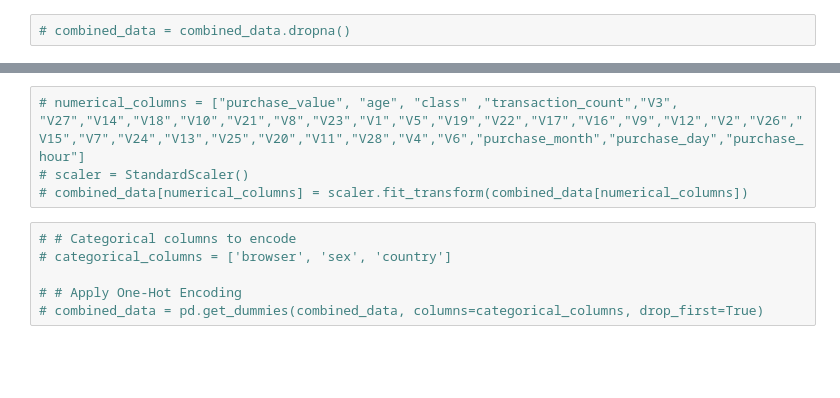
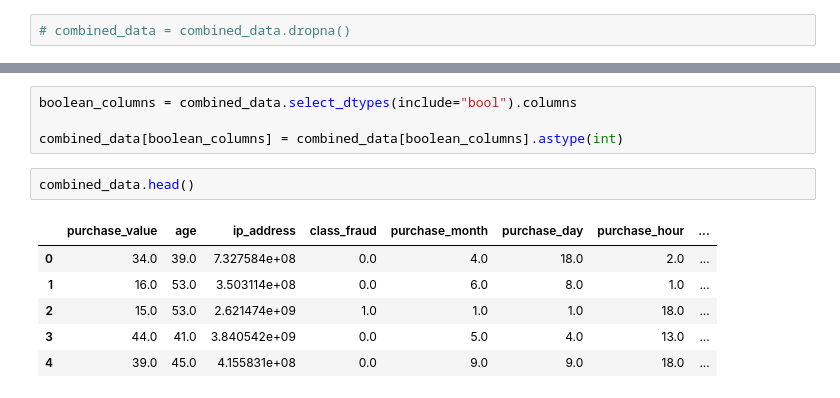
Before and after one commit to Ephrem0001/Fraud-Detection-for-E-Commerce-and-Banking-Transactions---AI-Solutions, a Jupyter notebook: notebooks/EDA.ipynb, the cells around one changed output, grey strips where cells are left out. Saved outputs shown, nothing was run; the diff lists cells and outputs as text; blank space fills up the shorter version.

```diff
--- a/notebooks/EDA.ipynb
+++ b/notebooks/EDA.ipynb
@@ -210,10 +208,13 @@ memory usage: 0.0+ bytes
-# %%
-# numerical_columns = ["purchase_value", "age", "class" ,"transaction_count","V3", "V27","V14","V18","V10","V21","V8","V23","V1","V5","V19","V22","V17","V16","V9","V12","V2","V26","V15","V7","V24","V13","V25","V20","V11","V28","V4","V6","purchase_month","purchase_day","purchase_hour"]
-# scaler = StandardScaler()
-# combined_data[numerical_columns] = scaler.fit_transform(combined_data[numerical_columns])
-# %%
-# # Categorical columns to encode
-# categorical_columns = ['browser', 'sex', 'country']
-
-# # Apply One-Hot Encoding
-# combined_data = pd.get_dummies(combined_data, columns=categorical_columns, drop_first=True)
+# %%
+boolean_columns = combined_data.select_dtypes(include="bool").columns
+
+combined_data[boolean_columns] = combined_data[boolean_columns].astype(int)
+# %%
+combined_data.head()
+# %% [output]
+|  | purchase_value | age | ip_address | class_fraud | purchase_month | purchase_day | purchase_hour | ... |
+| 0 | 34.0 | 39.0 | 7.327584e+08 | 0.0 | 4.0 | 18.0 | 2.0 | ... |
+| 1 | 16.0 | 53.0 | 3.503114e+08 | 0.0 | 6.0 | 8.0 | 1.0 | ... |
+| 2 | 15.0 | 53.0 | 2.621474e+09 | 1.0 | 1.0 | 1.0 | 18.0 | ... |
+| 3 | 44.0 | 41.0 | 3.840542e+09 | 0.0 | 5.0 | 4.0 | 13.0 | ... |
+| 4 | 39.0 | 45.0 | 4.155831e+08 | 0.0 | 9.0 | 9.0 | 18.0 | ... |
```
Also changed, not shown: parts of 11 cells of this notebook.
